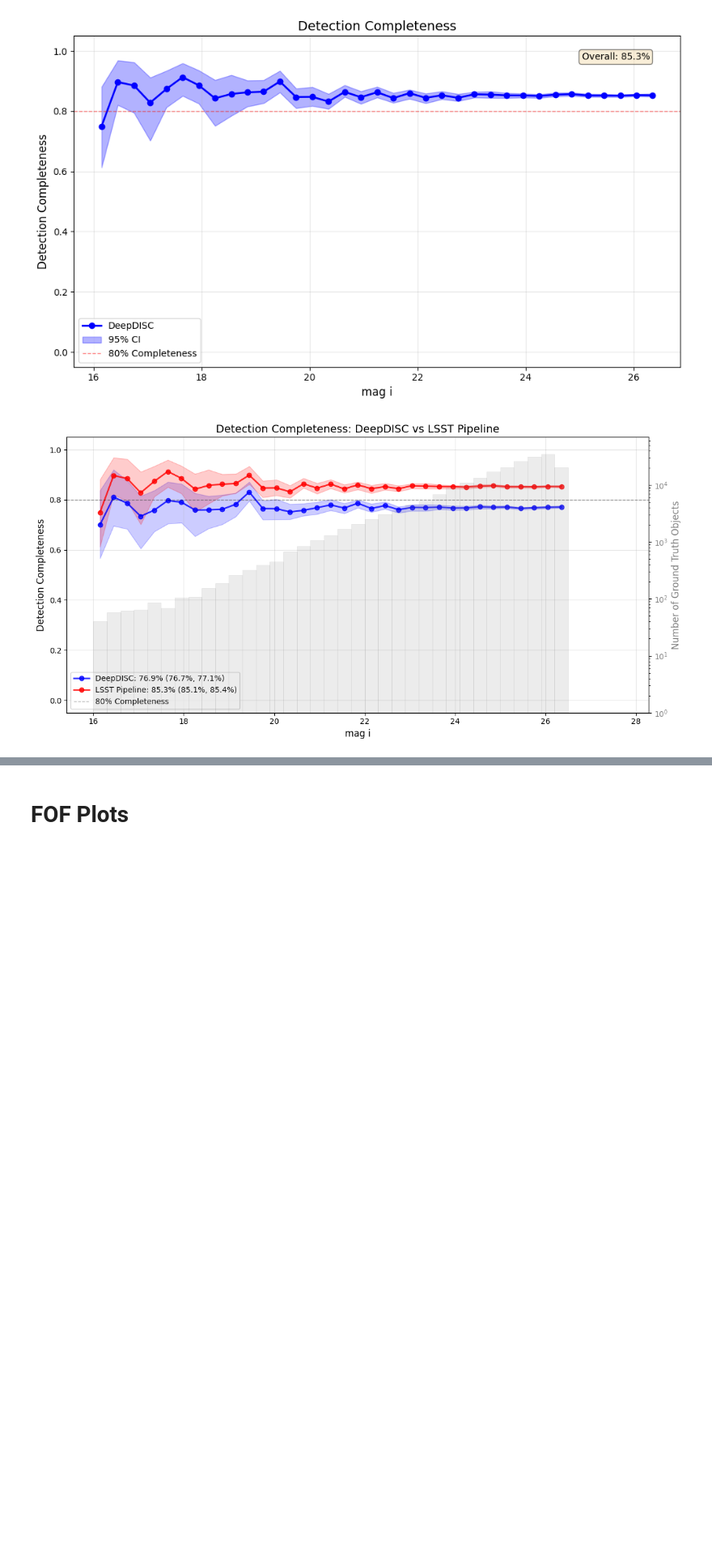
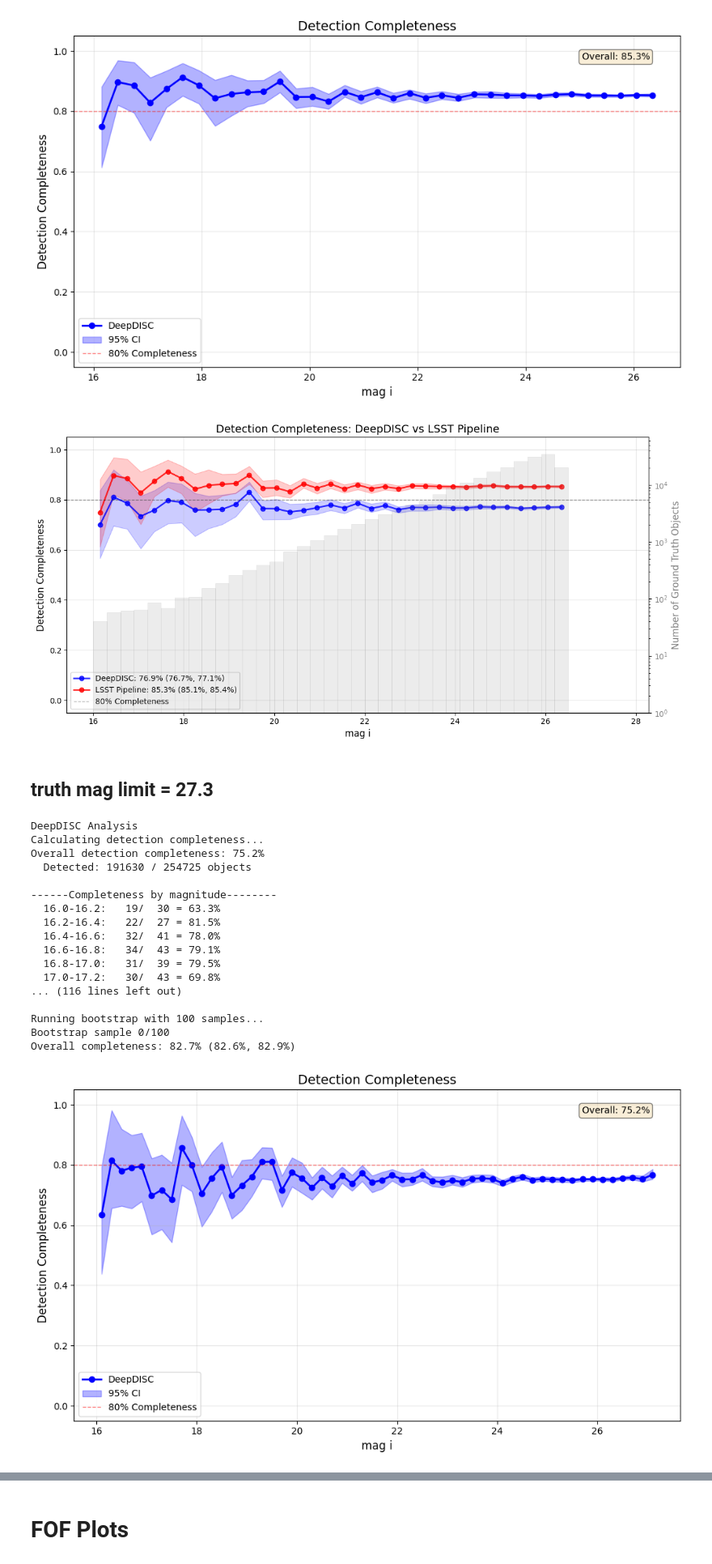
Before and after one commit to grantmerz/DeepDISC_Roman_Rubin, a Jupyter notebook: analysis.ipynb, the cells around one changed output, grey strips where cells are left out. Shown at 81% size. Cells and saved outputs as stored; diff of their text form; code cells hidden in the pictures; blank space fills up the shorter version.

```diff
--- a/analysis.ipynb
+++ b/analysis.ipynb
@@ -66,7 +72,7 @@ with open('/u/yse2/lsst_runs/lsst5_30k_4h200_bs192_ep50/pred_s0.45_n0.3.json', '
 dd_det_cat = pd.DataFrame(dd_det)
 lsst_det_cat = pd.read_json('/u/yse2/lsst_runs/lsst5_30k_4h200_bs192_ep50/test_det_cat.json')
 # %%
-mag_bins = np.arange(16, truth_mag_limit, 0.5)
+mag_bins = np.arange(16, truth_mag_limit, 0.2)
 # %% [markdown]
 # Detection Completeness
 # %%
@@ -386,6 +392,8 @@ def plot_comp_comparison(results_list, labels, truth_cat, mag_bins,
         ax2.set_yscale('log')
         ax2.tick_params(axis='y', labelcolor='gray')
         ax2.set_ylim(1, np.max(counts) * 2)
+        vline = ax2.axvline(x=truth_mag_limit, color='black', linestyle='--', alpha=0.8, linewidth=1,
+                label=f'm_{truth_mag_limit}')
     ax1.axhline(y=0.8, color='black', linestyle='--', alpha=0.3, linewidth=1,
                 label='80% Completeness')
     legend_labels = []
@@ -397,7 +405,8 @@ def plot_comp_comparison(results_list, labels, truth_cat, mag_bins,
         else:
             legend_labels.append(f"{label}: {overall:.1%}")
     handles, _ = ax1.get_legend_handles_labels() # custom legend
-    ax1.legend(handles, legend_labels + ['80% Completeness'],
+    handles.append(vline)
+    ax1.legend(handles, legend_labels + ['80% Completeness', f'm_{truth_mag_limit}'],
               loc='lower left', fontsize=10)
     plt.tight_layout()
     if save_path:
@@ -465,3 +474,65 @@ Overall completeness: 85.3% (85.1%, 85.4%)
 [figure]
 [figure]
 [figure]
+# %% [markdown]
+## truth mag limit = 27.3
+# %%
+print("DeepDISC Analysis")
+results_dd = run_comp_analysis(
+    truth_cat=lsst_truth_cat,
+    matched_truth=matched_lsst_truth_dd,
+    mag_col='mag_i',
+    mag_bins=mag_bins,
+    n_bootstrap=100,
+    show_errors=True,
+    error_style='bands',
+    show_distribution=False,
+    confidence_level=0.95
+)
+
+# TODO: ALLOW USER TO CHOOSE COLOR FOR TITLE AND COLOR OF `run_comp_analysis`
+print("LSST Pipeline Analysis")
+results_det = run_comp_analysis(
+    truth_cat=lsst_truth_cat,
+    matched_truth=matched_lsst_truth_det,
+    mag_col='mag_i',
+    mag_bins=mag_bins,
+    n_bootstrap=100,
+    show_errors=True,
+    error_style='bands',
+    show_distribution=False,
+    confidence_level=0.95
+)
+
+plot_comp_comparison(
+    results_list=[results_dd, results_det],
+    labels=['DeepDISC', 'LSST Pipeline'],
+    truth_cat=lsst_truth_cat,
+    mag_bins=mag_bins,
+    show_errors=True,
+    error_style='bands',
+    show_distribution=True,
+    mag_col='mag_i',
+    title='Detection Completeness: DeepDISC vs LSST Pipeline',
+    save_path='/u/yse2/lsst_runs/lsst5_30k_4h200_bs192_ep50/dc_lsst_dd_m27.3.png',
+    colors=['blue', 'red']  # dd blue, LSST red
+)
+# %% [output]
+DeepDISC Analysis
+Calculating detection completeness...
+Overall detection completeness: 75.2%
+  Detected: 191630 / 254725 objects
+
+------Completeness by magnitude--------
+  16.0-16.2:   19/  30 = 63.3%
+  16.2-16.4:   22/  27 = 81.5%
+  16.4-16.6:   32/  41 = 78.0%
+  16.6-16.8:   34/  43 = 79.1%
+  16.8-17.0:   31/  39 = 79.5%
+  17.0-17.2:   30/  43 = 69.8%
+... (116 lines left out)
+
+Running bootstrap with 100 samples...
+Bootstrap sample 0/100
+Overall completeness: 82.7% (82.6%, 82.9%)
+[figure, added]
```
Also changed, not shown: parts of 13 cells of this notebook, 1 other file.
